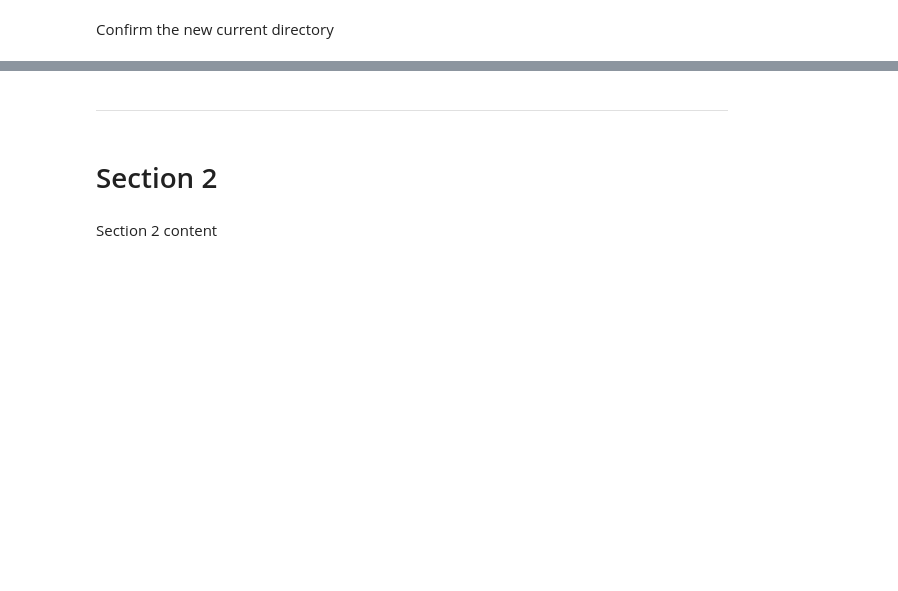
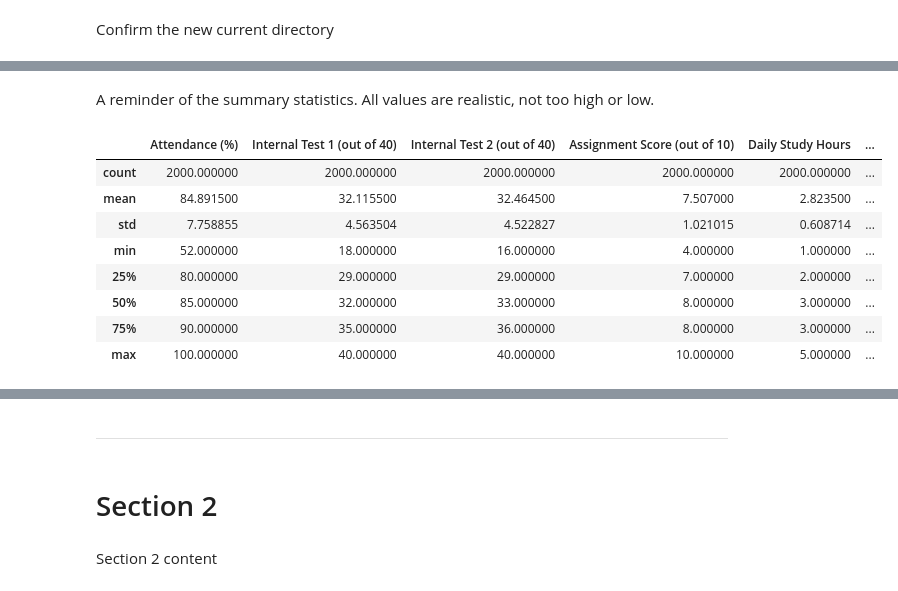
Before and after one commit to tb9757/Student-Academic-Performance, a Jupyter notebook: jupyter_notebooks/2. eda_visualisations.ipynb, the cells around one changed output, grey strips where cells are left out. Cells and saved outputs as stored; diff of their text form; code cells hidden in the pictures; blank space fills up the shorter version.

```diff
--- a/jupyter_notebooks/2. eda_visualisations.ipynb
+++ b/jupyter_notebooks/2. eda_visualisations.ipynb
@@ -49,0 +129,15 @@ Section 1 content
+# %% [markdown]
+A reminder of the summary statistics. All values are realistic, not too high or low.
+# %%
+#summary statistics
+df.describe()
+# %% [output]
+|  | Attendance (%) | Internal Test 1 (out of 40) | Internal Test 2 (out of 40) | Assignment Score (out of 10) | Daily Study Hours | ... |
+| count | 2000.000000 | 2000.000000 | 2000.000000 | 2000.000000 | 2000.000000 | ... |
+| mean | 84.891500 | 32.115500 | 32.464500 | 7.507000 | 2.823500 | ... |
+| std | 7.758855 | 4.563504 | 4.522827 | 1.021015 | 0.608714 | ... |
+| min | 52.000000 | 18.000000 | 16.000000 | 4.000000 | 1.000000 | ... |
+| 25% | 80.000000 | 29.000000 | 29.000000 | 7.000000 | 2.000000 | ... |
+| 50% | 85.000000 | 32.000000 | 33.000000 | 8.000000 | 3.000000 | ... |
+| 75% | 90.000000 | 35.000000 | 36.000000 | 8.000000 | 3.000000 | ... |
+| max | 100.000000 | 40.000000 | 40.000000 | 10.000000 | 5.000000 | ... |
```
Also changed, not shown: parts of 19 cells of this notebook.
